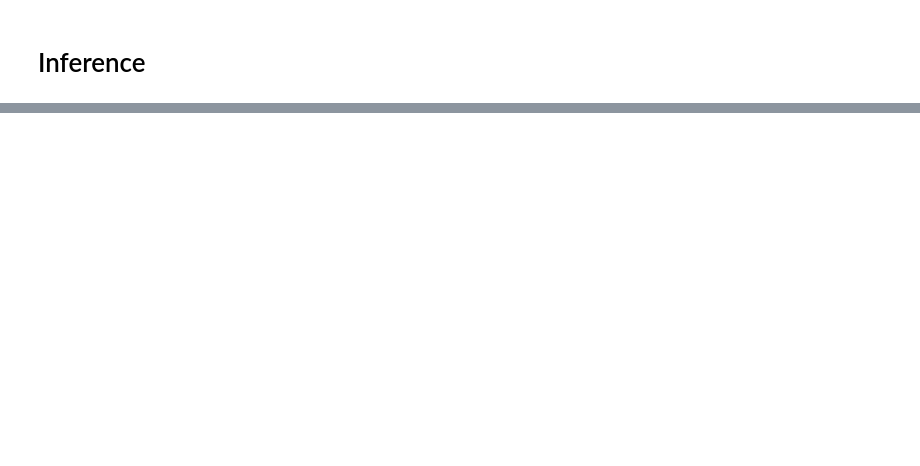
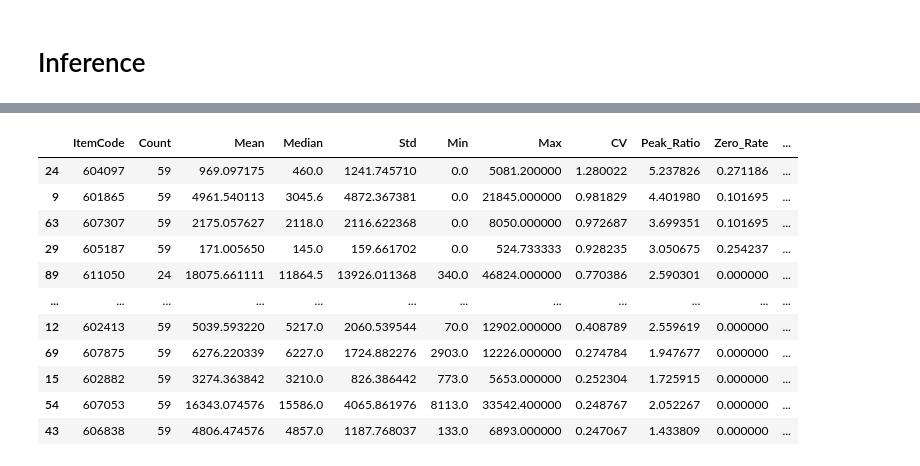
Before and after one commit to dhanu902/Agentic-AI-for-Pharma-Stockout-Problem, a Jupyter notebook: notebooks/Forecast_Model/Multi_Model.ipynb, the cells around one changed output, grey strips where cells are left out. Saved outputs shown, nothing was run; the diff lists cells and outputs as text; code cells hidden in the pictures; blank space fills up the shorter version.

```diff
--- a/notebooks/Forecast_Model/Multi_Model.ipynb
+++ b/notebooks/Forecast_Model/Multi_Model.ipynb
@@ -6153,0 +11683,18 @@ df.groupby("ABC_Class")["Accuracy"].mean()
+# %%
+df = Data.copy()
+
+# Make sure types match
+df["ItemCode"] = df["ItemCode"].astype(str)
+low_skus = [str(x) for x in low_skus]
+
+# Filter only your abnormal LONG SKUs
+df_low = df[
+    (df["History_Segment"] == "LONG") &
+    (df["ItemCode"].isin(low_skus))
+].copy()
+
+df_low = df_low.sort_values(["ItemCode", "Year", "Month_Number"])
+
+print("Rows:", len(df_low))
+print("SKUs found:", df_low["ItemCode"].nunique())
+print("Missing SKUs:", sorted(set(low_skus) - set(df_low["ItemCode"].unique()))[:30])
@@ -6153,0 +11705,55 @@ df.groupby("ABC_Class")["Accuracy"].mean()
+# %%
+import numpy as np
+from scipy.stats import skew
+
+value_col = "Clean_Demand"
+
+def safe_autocorr(x, lag):
+    x = x.dropna()
+    if len(x) <= lag or x.std() == 0:
+        return 0
+    return x.autocorr(lag=lag)
+
+sku_diag = df_low.groupby("ItemCode")[value_col].agg(
+    Count="count",
+    Mean="mean",
+    Median="median",
+    Std="std",
+    Min="min",
+    Max="max"
+).reset_index()
+
+sku_diag["CV"] = sku_diag["Std"] / (sku_diag["Mean"] + 1)
+sku_diag["Peak_Ratio"] = sku_diag["Max"] / (sku_diag["Mean"] + 1)
+
+extra = df_low.groupby("ItemCode").agg(
+    Zero_Rate=(value_col, lambda x: (x == 0).mean()),
+    Skewness=(value_col, lambda x: skew(x.dropna()) if len(x.dropna()) > 2 else 0),
+    Autocorr_Lag3=(value_col, lambda x: safe_autocorr(x, 3)),
+    Autocorr_Lag6=(value_col, lambda x: safe_autocorr(x, 6)),
+    Promo_Rate=("Bonus_Flag", "mean"),
+    Supply_Rate=("Supply_Constraint_Flag", "mean"),
+    Avg_Uplift=("Uplift_vs_Baseline", "mean"),
+    Bonus_Shock_Rate=("Bonus_Shock", "mean"),
+    Supply_Shock_Rate=("Supply_Shock", "mean")
+).reset_index()
+
+sku_diag = sku_diag.merge(extra, on="ItemCode", how="left").fillna(0)
+
+def classify_behavior(row):
+    if row["Zero_Rate"] > 0.40:
+        return "INTERMITTENT"
+    elif row["Autocorr_Lag3"] > 0.50 or row["Autocorr_Lag6"] > 0.50:
+        return "CYCLIC"
+    elif row["Peak_Ratio"] > 2.50:
+        return "SPIKY"
+    elif row["CV"] < 0.30:
+        return "STABLE"
+    else:
+        return "MIXED"
+
+sku_diag["Behavior"] = sku_diag.apply(classify_behavior, axis=1)
+
+print(sku_diag["Behavior"].value_counts())
+display(sku_diag.sort_values(["Behavior", "CV"], ascending=[True, False]))
+# %% [output]
@@ -6153,0 +11766,12 @@ df.groupby("ABC_Class")["Accuracy"].mean()
+|  | ItemCode | Count | Mean | Median | Std | Min | Max | CV | Peak_Ratio | Zero_Rate | ... |
+| 24 | 604097 | 59 | 969.097175 | 460.0 | 1241.745710 | 0.0 | 5081.200000 | 1.280022 | 5.237826 | 0.271186 | ... |
+| 9 | 601865 | 59 | 4961.540113 | 3045.6 | 4872.367381 | 0.0 | 21845.000000 | 0.981829 | 4.401980 | 0.101695 | ... |
+| 63 | 607307 | 59 | 2175.057627 | 2118.0 | 2116.622368 | 0.0 | 8050.000000 | 0.972687 | 3.699351 | 0.101695 | ... |
+| 29 | 605187 | 59 | 171.005650 | 145.0 | 159.661702 | 0.0 | 524.733333 | 0.928235 | 3.050675 | 0.254237 | ... |
+| 89 | 611050 | 24 | 18075.661111 | 11864.5 | 13926.011368 | 340.0 | 46824.000000 | 0.770386 | 2.590301 | 0.000000 | ... |
+| ... | ... | ... | ... | ... | ... | ... | ... | ... | ... | ... | ... |
+| 12 | 602413 | 59 | 5039.593220 | 5217.0 | 2060.539544 | 70.0 | 12902.000000 | 0.408789 | 2.559619 | 0.000000 | ... |
+| 69 | 607875 | 59 | 6276.220339 | 6227.0 | 1724.882276 | 2903.0 | 12226.000000 | 0.274784 | 1.947677 | 0.000000 | ... |
+| 15 | 602882 | 59 | 3274.363842 | 3210.0 | 826.386442 | 773.0 | 5653.000000 | 0.252304 | 1.725915 | 0.000000 | ... |
+| 54 | 607053 | 59 | 16343.074576 | 15586.0 | 4065.861976 | 8113.0 | 33542.400000 | 0.248767 | 2.052267 | 0.000000 | ... |
+| 43 | 606838 | 59 | 4806.474576 | 4857.0 | 1187.768037 | 133.0 | 6893.000000 | 0.247067 | 1.433809 | 0.000000 | ... |
```
Also changed, not shown: parts of 132 cells of this notebook, 31 other files.
